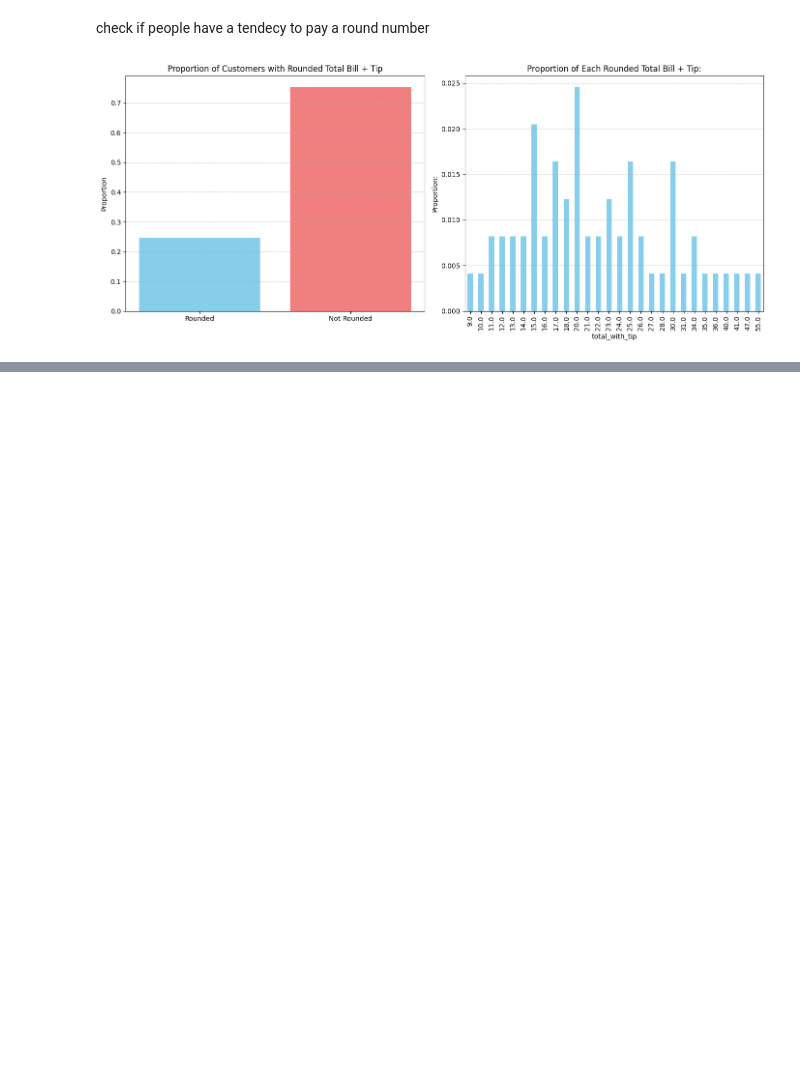
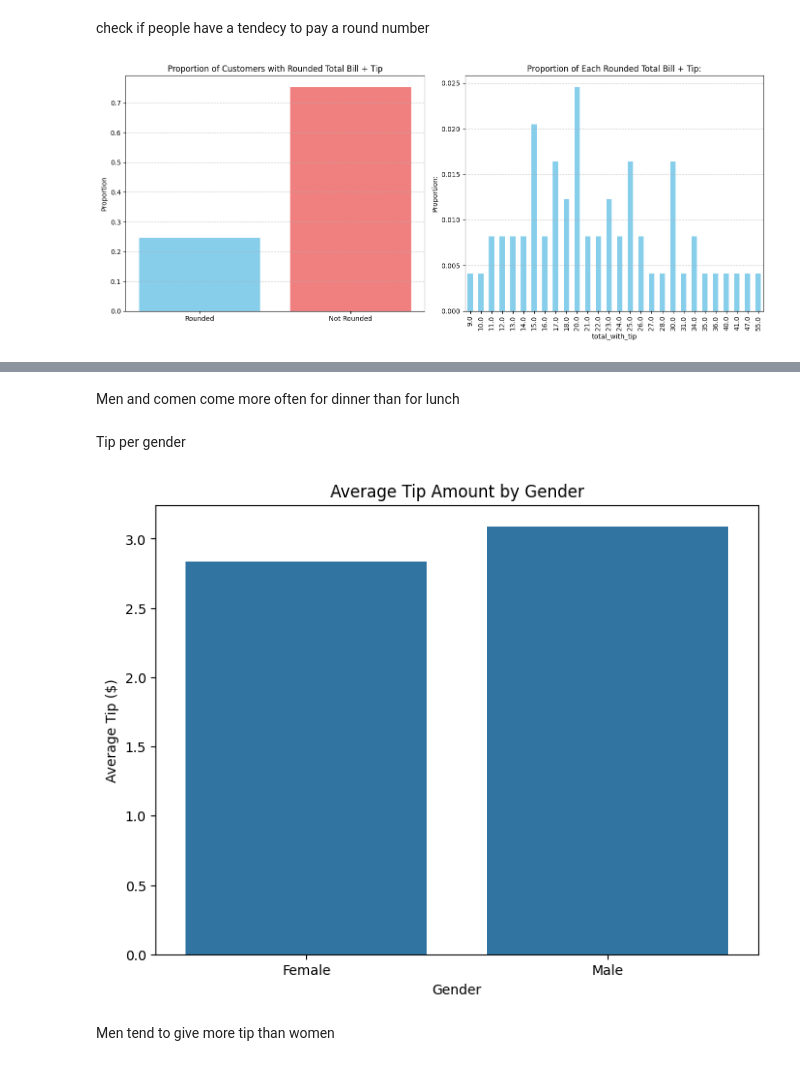
Before and after one commit to gabvyl/data-tips, a Jupyter notebook: TP_Tips.ipynb, the cells around one changed output, grey strips where cells are left out. Cells and saved outputs as stored; diff of their text form; code cells hidden in the pictures; blank space fills up the shorter version.

```diff
--- a/TP_Tips.ipynb
+++ b/TP_Tips.ipynb
@@ -1156,0 +1188,17 @@ plt.show()
+# %% [markdown]
+Men and comen come more often for dinner than for lunch
+# %% [markdown]
+Tip per gender
+# %%
+tips_by_sex = data_tips.groupby('sex')['tip'].mean()
+
+plt.figure(figsize=(8, 6))
+sns.barplot(x=tips_by_sex.index, y=tips_by_sex.values)
+plt.title('Average Tip Amount by Gender')
+plt.xlabel('Gender')
+plt.ylabel('Average Tip ($)')
+plt.show()
+# %% [output]
+[figure, added]
+# %% [markdown]
+Men tend to give more tip than women
```
Also changed, not shown: parts of 9 cells of this notebook.
